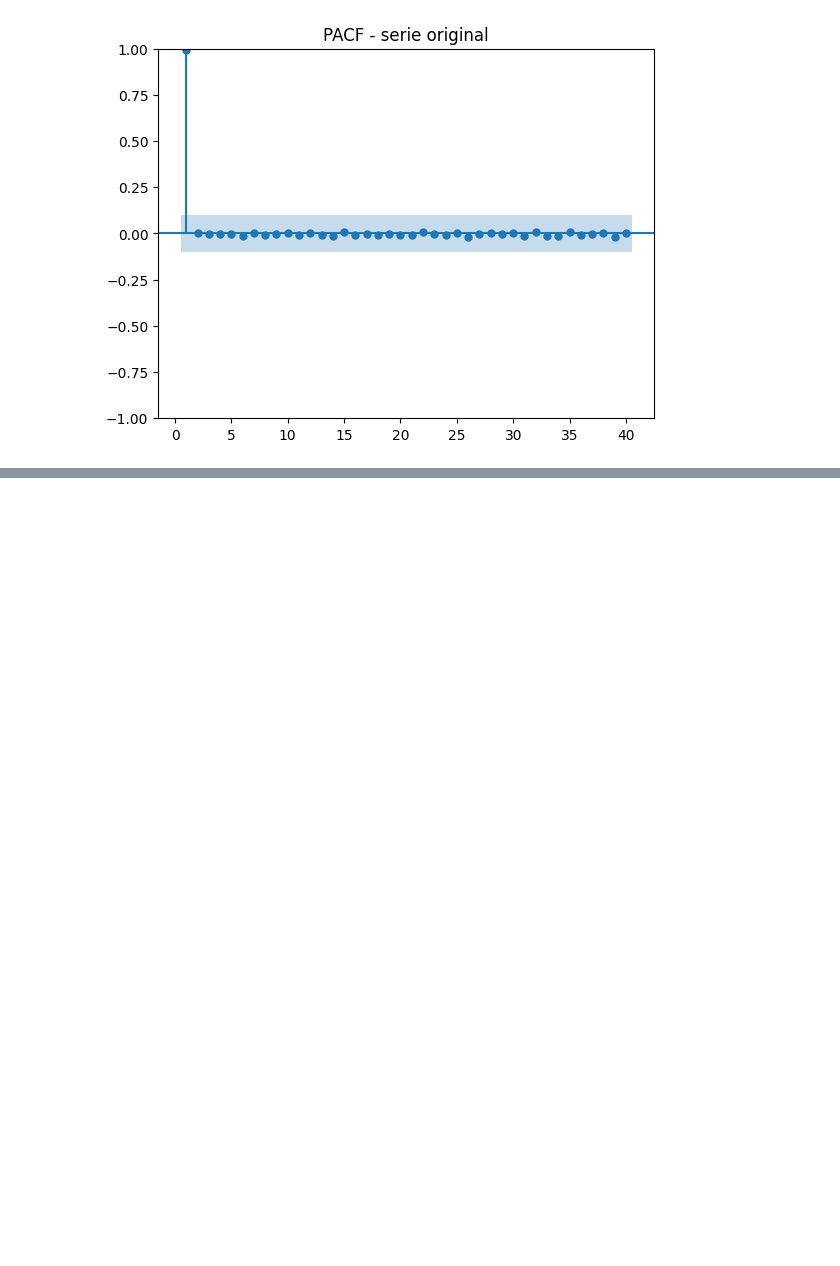
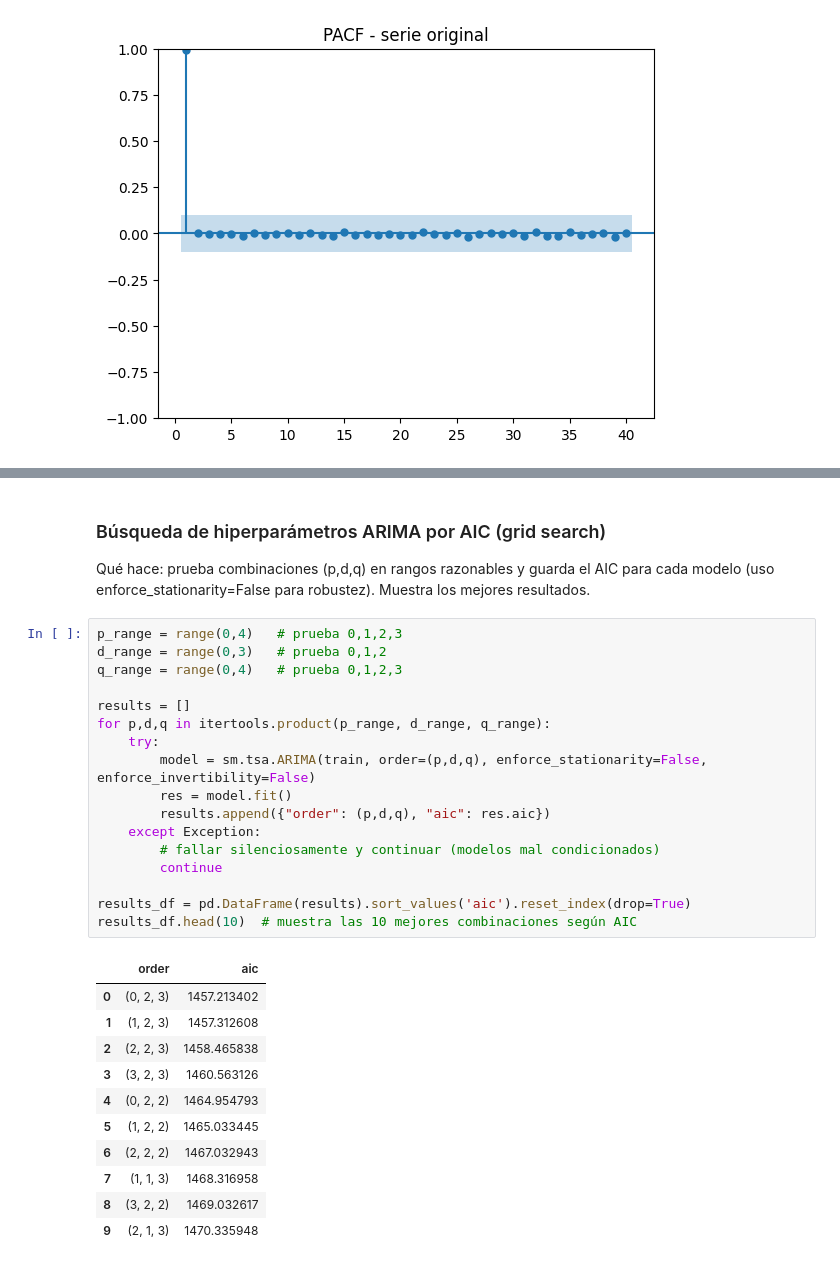
Before and after one commit to 4GeeksAcademy/iddalycastro-eda, a Jupyter notebook: src/10-time-series-forecasting.ipynb, the cells around one changed output, grey strips where cells are left out. Saved outputs shown, nothing was run; the diff lists cells and outputs as text; blank space fills up the shorter version.

```diff
--- a/src/10-time-series-forecasting.ipynb
+++ b/src/10-time-series-forecasting.ipynb
@@ -123,0 +147,33 @@ plt.show()
+# %% [markdown]
+### Búsqueda de hiperparámetros ARIMA por AIC (grid search)
+
+Qué hace: prueba combinaciones (p,d,q) en rangos razonables y guarda el AIC para cada modelo (uso enforce_stationarity=False para robustez). Muestra los mejores resultados.
+# %%
+p_range = range(0,4)   # prueba 0,1,2,3
+d_range = range(0,3)   # prueba 0,1,2
+q_range = range(0,4)   # prueba 0,1,2,3
+
+results = []
+for p,d,q in itertools.product(p_range, d_range, q_range):
+    try:
+        model = sm.tsa.ARIMA(train, order=(p,d,q), enforce_stationarity=False, enforce_invertibility=False)
+        res = model.fit()
+        results.append({"order": (p,d,q), "aic": res.aic})
+    except Exception:
+        # fallar silenciosamente y continuar (modelos mal condicionados)
+        continue
+
+results_df = pd.DataFrame(results).sort_values('aic').reset_index(drop=True)
+results_df.head(10)  # muestra las 10 mejores combinaciones según AIC
+# %% [output]
+|  | order | aic |
+| 0 | (0, 2, 3) | 1457.213402 |
+| 1 | (1, 2, 3) | 1457.312608 |
+| 2 | (2, 2, 3) | 1458.465838 |
+| 3 | (3, 2, 3) | 1460.563126 |
+| 4 | (0, 2, 2) | 1464.954793 |
+| 5 | (1, 2, 2) | 1465.033445 |
+| 6 | (2, 2, 2) | 1467.032943 |
+| 7 | (1, 1, 3) | 1468.316958 |
+| 8 | (3, 2, 2) | 1469.032617 |
+| 9 | (2, 1, 3) | 1470.335948 |
```
Also changed, not shown: parts of 17 cells of this notebook, 1 other file.
